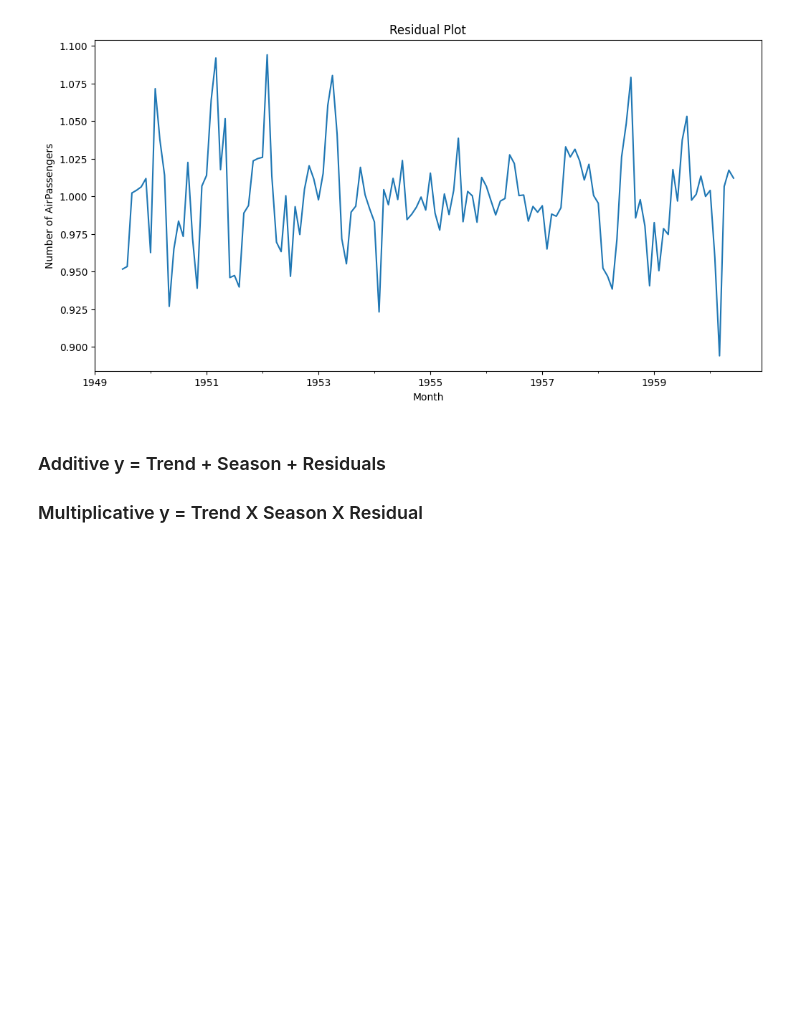
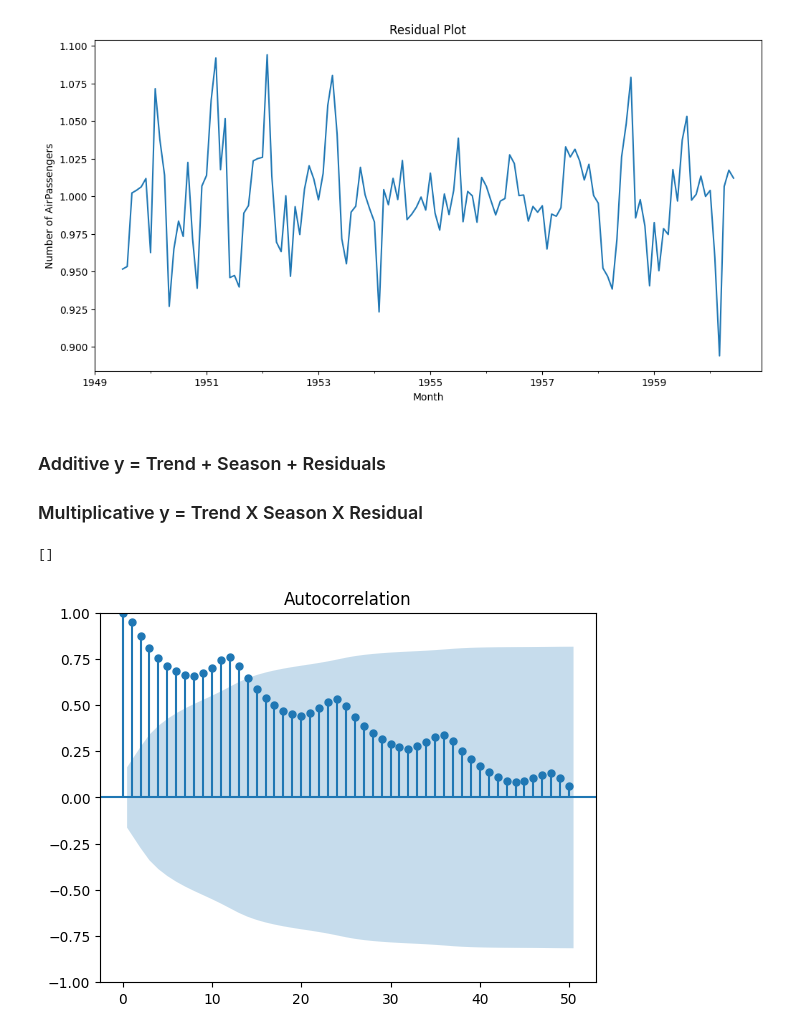
Before and after one commit to utkarshg1/Test1, a Jupyter notebook: Time_Series_Analysis.ipynb, the cells around one changed output. Saved outputs shown, nothing was run; the diff lists cells and outputs as text; code cells hidden in the pictures; blank space fills up the shorter version.

```diff
--- a/Time_Series_Analysis.ipynb
+++ b/Time_Series_Analysis.ipynb
@@ -209,0 +212,6 @@ plt.show()
+# %%
+plot_acf(df["Passengers"], lags=50)
+plt.plot()
+# %% [output]
+[]
+[figure, added]
```
Also changed, not shown: parts of 25 cells of this notebook.
